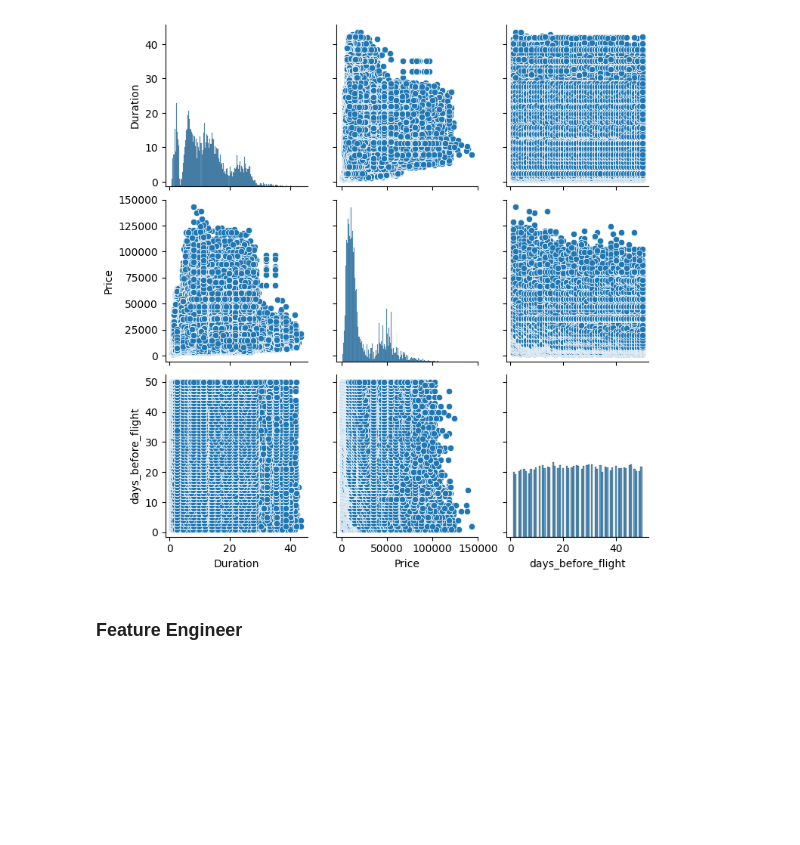
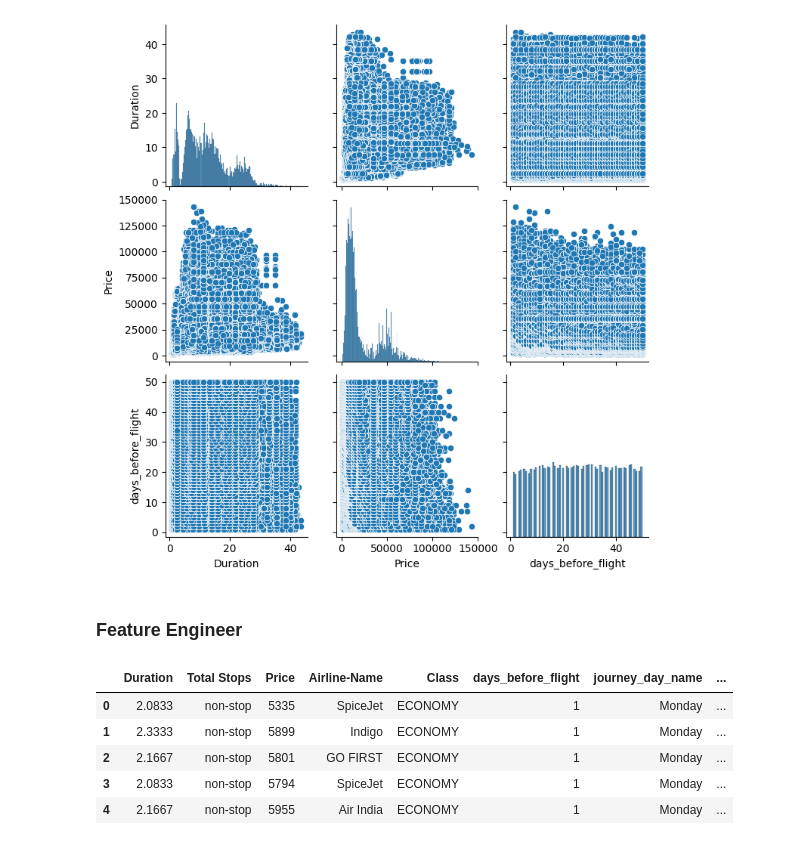
Before and after one commit to ShawnLiu119/Dynamic-Pricing-AirlineTicket, a Jupyter notebook: Dynamic_pricing_airline.ipynb, the cells around one changed output. Cells and saved outputs as stored; diff of their text form; code cells hidden in the pictures; blank space fills up the shorter version.

```diff
--- a/Dynamic_pricing_airline.ipynb
+++ b/Dynamic_pricing_airline.ipynb
@@ -322,3 +322,14 @@ def feat_eng(df):
     df.drop(['Departure_Time','Arrival_Time'],axis=1,inplace=True)
 
     return(df)
+# %%
+df = feat_eng(df_c)
+# %%
+df.head()
+# %% [output]
+|  | Duration | Total Stops | Price | Airline-Name | Class | days_before_flight | journey_day_name | ... |
+| 0 | 2.0833 | non-stop | 5335 | SpiceJet | ECONOMY | 1 | Monday | ... |
+| 1 | 2.3333 | non-stop | 5899 | Indigo | ECONOMY | 1 | Monday | ... |
+| 2 | 2.1667 | non-stop | 5801 | GO FIRST | ECONOMY | 1 | Monday | ... |
+| 3 | 2.0833 | non-stop | 5794 | SpiceJet | ECONOMY | 1 | Monday | ... |
+| 4 | 2.1667 | non-stop | 5955 | Air India | ECONOMY | 1 | Monday | ... |
```
Also changed, not shown: parts of 19 cells of this notebook.
